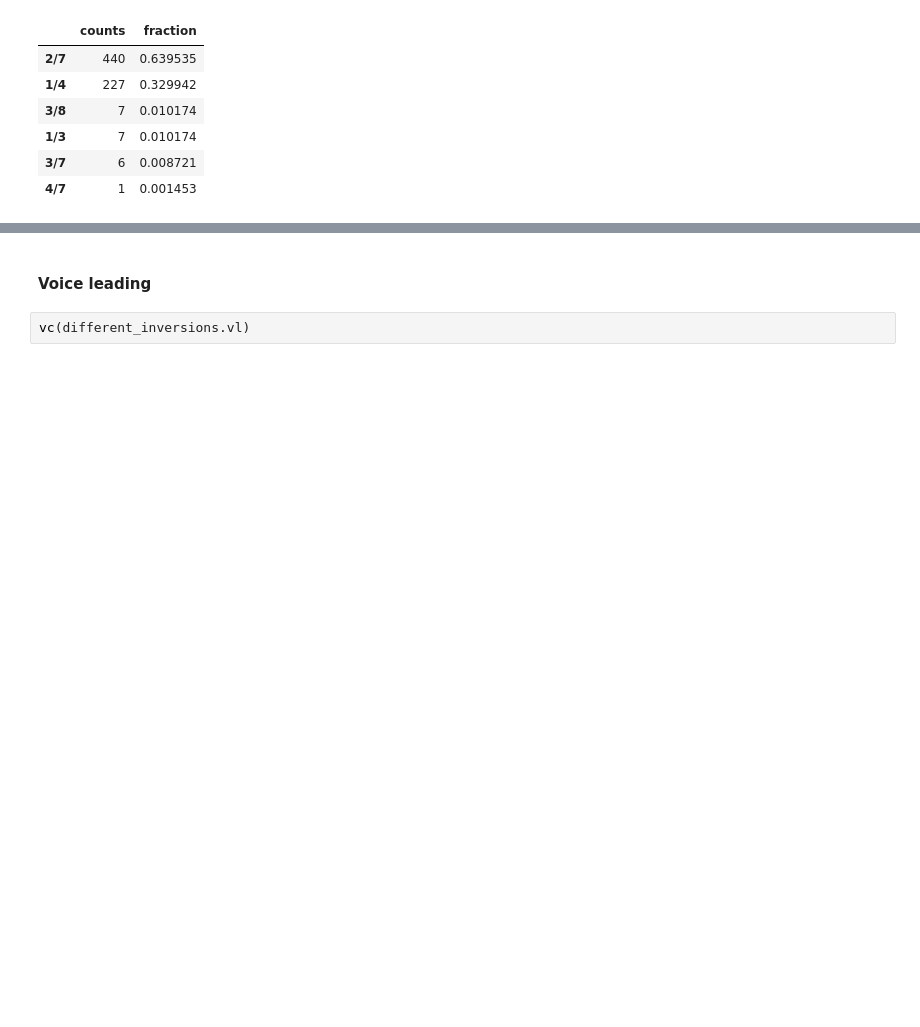
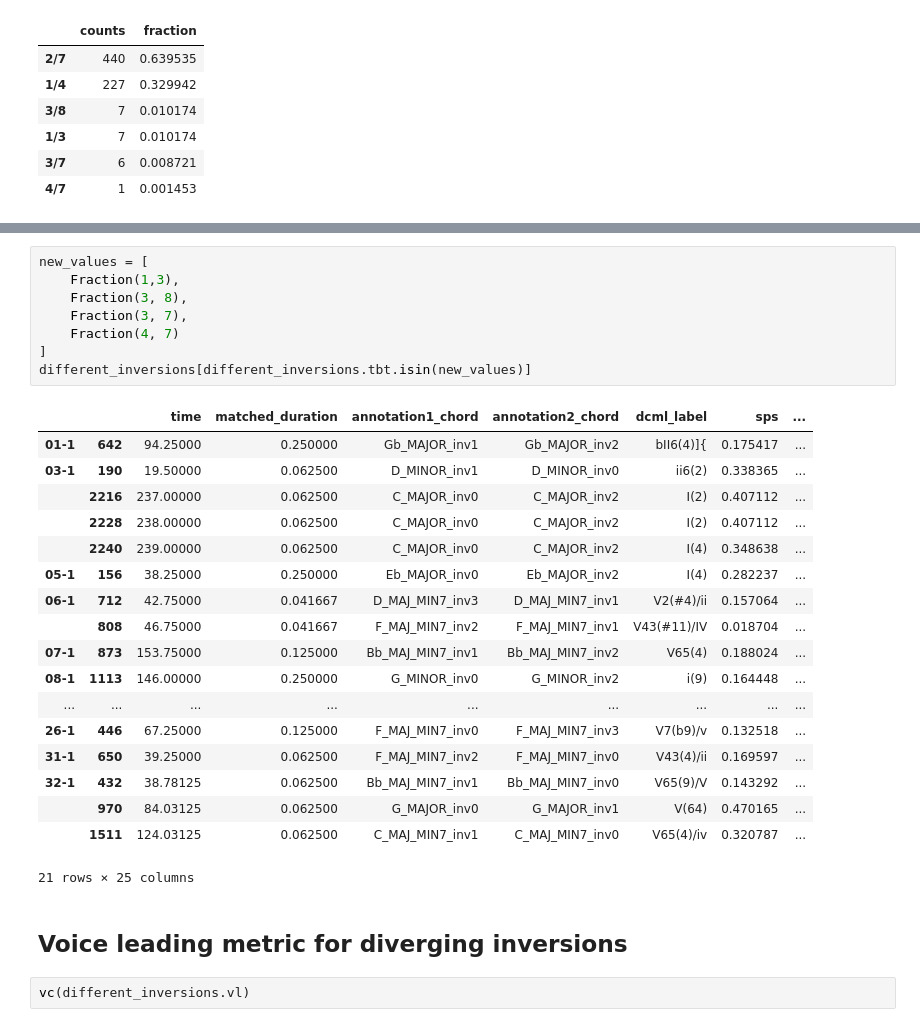
Before and after one commit to DCMLab/chord-eval, a Jupyter notebook: NoteBooks/exploring_differences.ipynb, the cells around one changed output, grey strips where cells are left out. Cells and saved outputs as stored; diff of their text form; blank space fills up the shorter version.

Commit message:
Updated exploration notebook to include DCML changes

```diff
--- a/NoteBooks/exploring_differences.ipynb
+++ b/NoteBooks/exploring_differences.ipynb
@@ -216,5 +232,32 @@ dtype: int64
+# %%
+new_values = [
+    Fraction(1,3),
+    Fraction(3, 8),
+    Fraction(3, 7),
+    Fraction(4, 7)
+]
+different_inversions[different_inversions.tbt.isin(new_values)]
+# %% [output]
+|  |  | time | matched_duration | annotation1_chord | annotation2_chord | dcml_label | sps | ... |
+| 01-1 | 642 | 94.25000 | 0.250000 | Gb_MAJOR_inv1 | Gb_MAJOR_inv2 | bII6(4)]{ | 0.175417 | ... |
+| 03-1 | 190 | 19.50000 | 0.062500 | D_MINOR_inv1 | D_MINOR_inv0 | ii6(2) | 0.338365 | ... |
+|  | 2216 | 237.00000 | 0.062500 | C_MAJOR_inv0 | C_MAJOR_inv2 | I(2) | 0.407112 | ... |
+|  | 2228 | 238.00000 | 0.062500 | C_MAJOR_inv0 | C_MAJOR_inv2 | I(2) | 0.407112 | ... |
+|  | 2240 | 239.00000 | 0.062500 | C_MAJOR_inv0 | C_MAJOR_inv2 | I(4) | 0.348638 | ... |
+| 05-1 | 156 | 38.25000 | 0.250000 | Eb_MAJOR_inv0 | Eb_MAJOR_inv2 | I(4) | 0.282237 | ... |
+| 06-1 | 712 | 42.75000 | 0.041667 | D_MAJ_MIN7_inv3 | D_MAJ_MIN7_inv1 | V2(#4)/ii | 0.157064 | ... |
+|  | 808 | 46.75000 | 0.041667 | F_MAJ_MIN7_inv2 | F_MAJ_MIN7_inv1 | V43(#11)/IV | 0.018704 | ... |
+| 07-1 | 873 | 153.75000 | 0.125000 | Bb_MAJ_MIN7_inv1 | Bb_MAJ_MIN7_inv2 | V65(4) | 0.188024 | ... |
+| 08-1 | 1113 | 146.00000 | 0.250000 | G_MINOR_inv0 | G_MINOR_inv2 | i(9) | 0.164448 | ... |
+| ... | ... | ... | ... | ... | ... | ... | ... | ... |
+| 26-1 | 446 | 67.25000 | 0.125000 | F_MAJ_MIN7_inv0 | F_MAJ_MIN7_inv3 | V7(b9)/v | 0.132518 | ... |
+| 31-1 | 650 | 39.25000 | 0.062500 | F_MAJ_MIN7_inv2 | F_MAJ_MIN7_inv0 | V43(4)/ii | 0.169597 | ... |
+| 32-1 | 432 | 38.78125 | 0.062500 | Bb_MAJ_MIN7_inv1 | Bb_MAJ_MIN7_inv0 | V65(9)/V | 0.143292 | ... |
+|  | 970 | 84.03125 | 0.062500 | G_MAJOR_inv0 | G_MAJOR_inv1 | V(64) | 0.470165 | ... |
+|  | 1511 | 124.03125 | 0.062500 | C_MAJ_MIN7_inv1 | C_MAJ_MIN7_inv0 | V65(4)/iv | 0.320787 | ... |
+21 rows × 25 columns
 # %% [markdown]
-#### Voice leading
+## Voice leading metric for diverging inversions
 # %%
 vc(different_inversions.vl)
 # %% [output]
```
Also changed, not shown: parts of 14 cells of this notebook.
